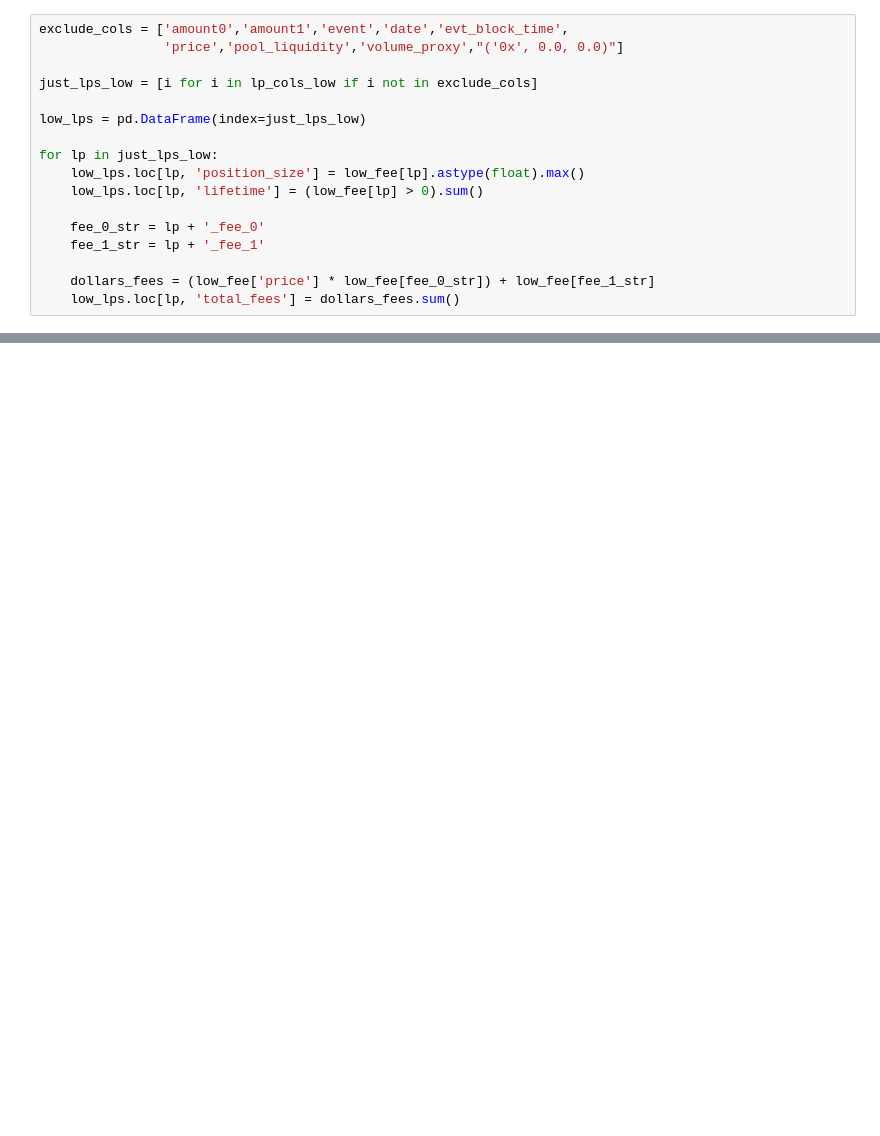
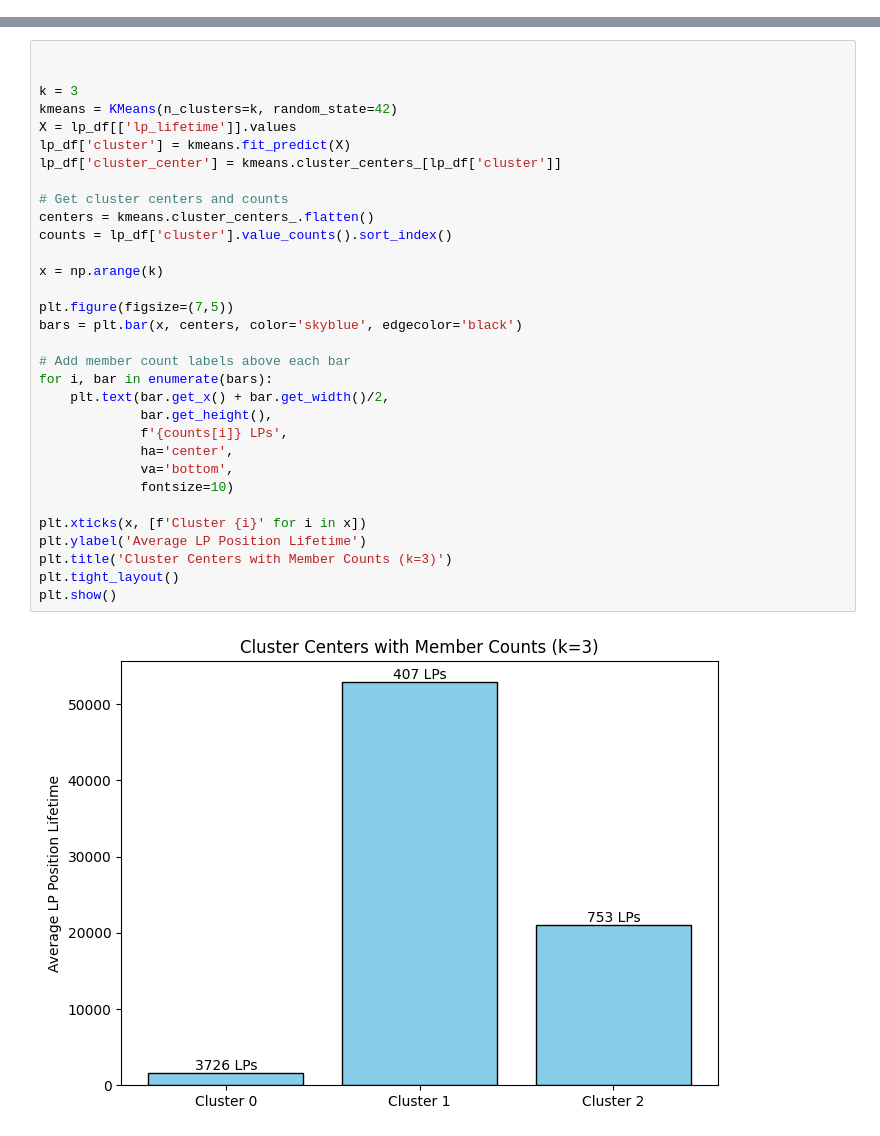
Before and after one commit to tobinchodos/uniswappy_thrack, a Jupyter notebook: simulation/results_analysis_and_clustering.ipynb, the cells around one changed output, grey strips where cells are left out. Saved outputs shown, nothing was run; the diff lists cells and outputs as text; blank space fills up the shorter version.

```diff
--- a/simulation/results_analysis_and_clustering.ipynb
+++ b/simulation/results_analysis_and_clustering.ipynb
@@ -48,17 +21,0 @@ for lp in just_lps:
-# %%
-exclude_cols = ['amount0','amount1','event','date','evt_block_time',
-                'price','pool_liquidity','volume_proxy',"('0x', 0.0, 0.0)"]
-
-just_lps_low = [i for i in lp_cols_low if i not in exclude_cols]
-
-low_lps = pd.DataFrame(index=just_lps_low)
-
-for lp in just_lps_low:
-    low_lps.loc[lp, 'position_size'] = low_fee[lp].astype(float).max()
-    low_lps.loc[lp, 'lifetime'] = (low_fee[lp] > 0).sum()
-
-    fee_0_str = lp + '_fee_0'
-    fee_1_str = lp + '_fee_1'
-
-    dollars_fees = (low_fee['price'] * low_fee[fee_0_str]) + low_fee[fee_1_str]
-    low_lps.loc[lp, 'total_fees'] = dollars_fees.sum()
@@ -161,0 +96,34 @@ plt.show()
+# %%
+
+
+k = 3
+kmeans = KMeans(n_clusters=k, random_state=42)
+X = lp_df[['lp_lifetime']].values
+lp_df['cluster'] = kmeans.fit_predict(X)
+lp_df['cluster_center'] = kmeans.cluster_centers_[lp_df['cluster']]
+
+# Get cluster centers and counts
+centers = kmeans.cluster_centers_.flatten()
+counts = lp_df['cluster'].value_counts().sort_index()
+
+x = np.arange(k)
+
+plt.figure(figsize=(7,5))
+bars = plt.bar(x, centers, color='skyblue', edgecolor='black')
+
+# Add member count labels above each bar
+for i, bar in enumerate(bars):
+    plt.text(bar.get_x() + bar.get_width()/2,
+             bar.get_height(),
+             f'{counts[i]} LPs',
+             ha='center',
+             va='bottom',
+             fontsize=10)
+
+plt.xticks(x, [f'Cluster {i}' for i in x])
+plt.ylabel('Average LP Position Lifetime')
+plt.title('Cluster Centers with Member Counts (k=3)')
+plt.tight_layout()
+plt.show()
+# %% [output]
+[figure, added]
```
Also changed, not shown: parts of 11 cells of this notebook.
